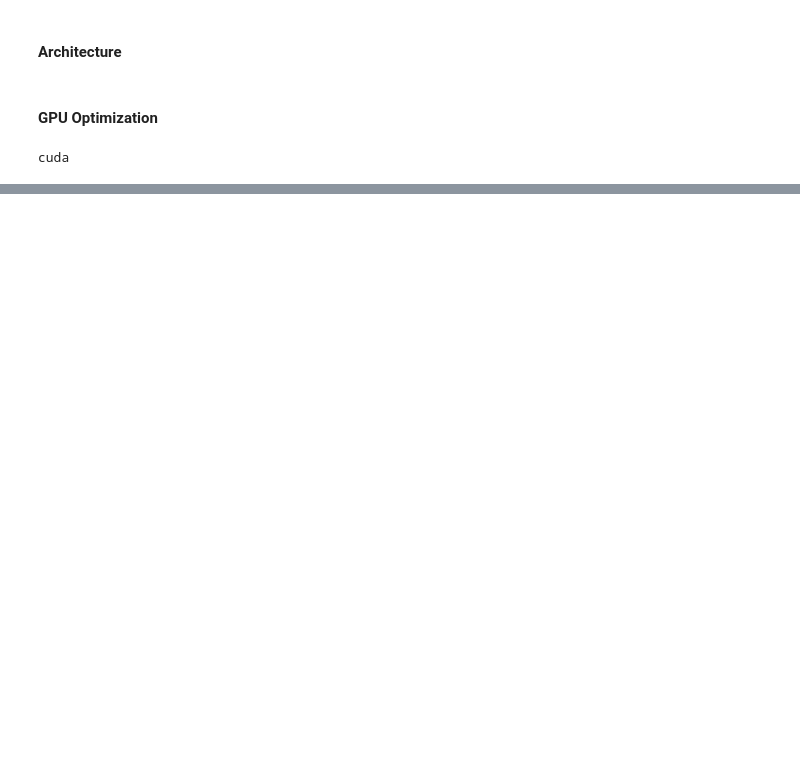
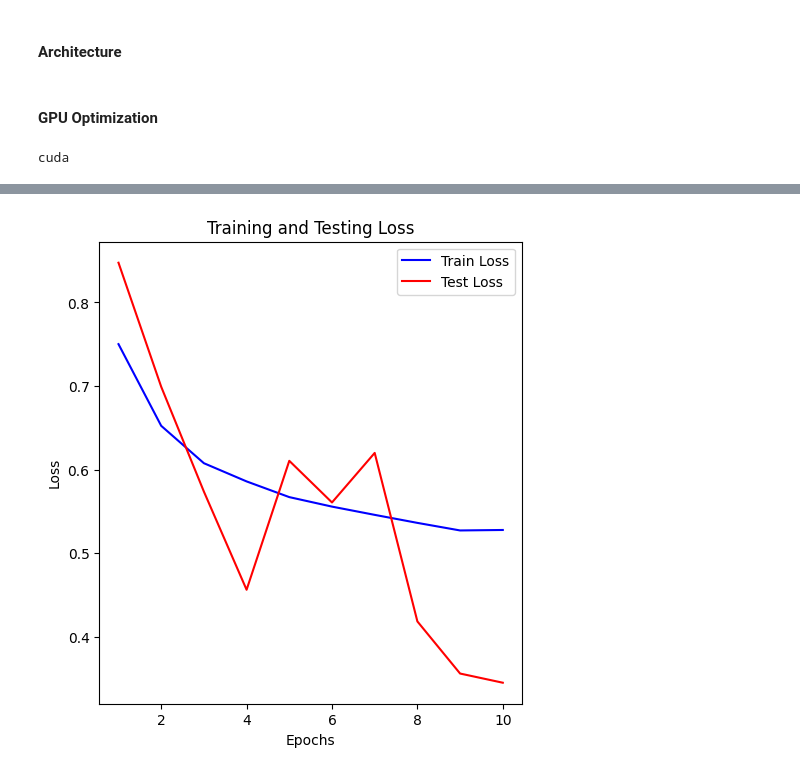
Before and after one commit to AdamPSU/DeepfakeClassifier, a Jupyter notebook: final_jupyter.ipynb, the cells around one changed output, grey strips where cells are left out. Cells and saved outputs as stored; diff of their text form; code cells hidden in the pictures; blank space fills up the shorter version.

```diff
--- a/final_jupyter.ipynb
+++ b/final_jupyter.ipynb
@@ -119,8 +125,8 @@ train_accuracies = []
 test_accuracies = []
 
 num_epochs = 10
-for epoch in range(num_epochs):
-    model.train()
+for epoch in range(num_epochs): # 10 EPOCHS
+    model.train() # TRAINING LOOP
     current_loss = 0.0
     running_corrects = 0
 
@@ -128,44 +134,38 @@ for epoch in range(num_epochs):
     for images, labels in train_loader:
         images, labels = images.to(device), labels.float().to(device)
 
-        optimizer.zero_grad()
+        optimizer.zero_grad() # SET GRADIENTS TO ZERO
 
         outputs = model(images)
         loss = criterion(outputs.squeeze(), labels)
 
-        loss.backward()
+        loss.backward() # BACPROPAGATION
         optimizer.step()
 
-        current_loss += loss.item()
+        current_loss += loss.item() # CALCULATE LOSS VALUE THROUGHOUT TRAINING
         running_corrects += calculate_accuracy(outputs.squeeze(), labels)
 
 
-    train_loss = current_loss / len(train_loader)
-    train_accuracy = running_corrects / len(train_loader)
+    train_loss = current_loss / len(train_loader) # TRAINING LOSS
+    train_accuracy = running_corrects / len(train_loader) # TRAINING ACCURACY
 
 
     model.eval()
     current_loss = 0.0
     current_correct = 0
+    total_samples = 0
 
+    # TESTING LOOP
     with torch.no_grad():
         for images, labels in test_loader:
-            images, labels = images.to(device), labels.float().to(device)
-
+            images, labels = images.to(device), labels.to(device)
             outputs = model(images)
-            loss = criterion(outputs.squeeze(), labels)
-
             current_loss += loss.item()
             current_correct += calculate_accuracy(outputs.squeeze(), labels)
-
+            total_samples += labels.size(0)
 
     test_loss = current_loss / len(test_loader)
     test_accuracy = current_correct / len(test_loader)
-
-
-    print(f"Epoch {epoch+1}/{num_epochs}")
-    print(f"Train Loss: {train_loss:.4f}, Train Accuracy: {train_accuracy * 100:.2f}%")
-    print(f"Test Loss: {test_loss:.4f}, Test Accuracy: {100 * test_accuracy:.2f}%")
 
     train_losses.append(train_loss)
     test_losses.append(test_loss)
@@ -181,21 +208,12 @@ KeyboardInterrupt:
 # %%
 plt.figure(figsize=(12, 6))
 plt.subplot(1, 2, 1)
 plt.plot(range(1, num_epochs + 1), train_losses, label='Train Loss', color='blue')
 plt.plot(range(1, num_epochs + 1), test_losses, label='Test Loss', color='red')
 plt.xlabel('Epochs')
 plt.ylabel('Loss')
 plt.title('Training and Testing Loss')
 plt.legend()
-
-
-plt.subplot(1, 2, 2)
-plt.plot(range(1, num_epochs + 1), train_accuracies, label='Train Accuracy', color='blue')
-plt.plot(range(1, num_epochs + 1), test_accuracies, label='Test Accuracy', color='red')
-plt.xlabel('Epochs')
-plt.ylabel('Accuracy')
-plt.title('Training and Testing Accuracy')
-plt.legend()
-
-plt.tight_layout()
 plt.show()
+# %% [output]
+[figure, added]
```
Also changed, not shown: parts of 14 cells of this notebook.
